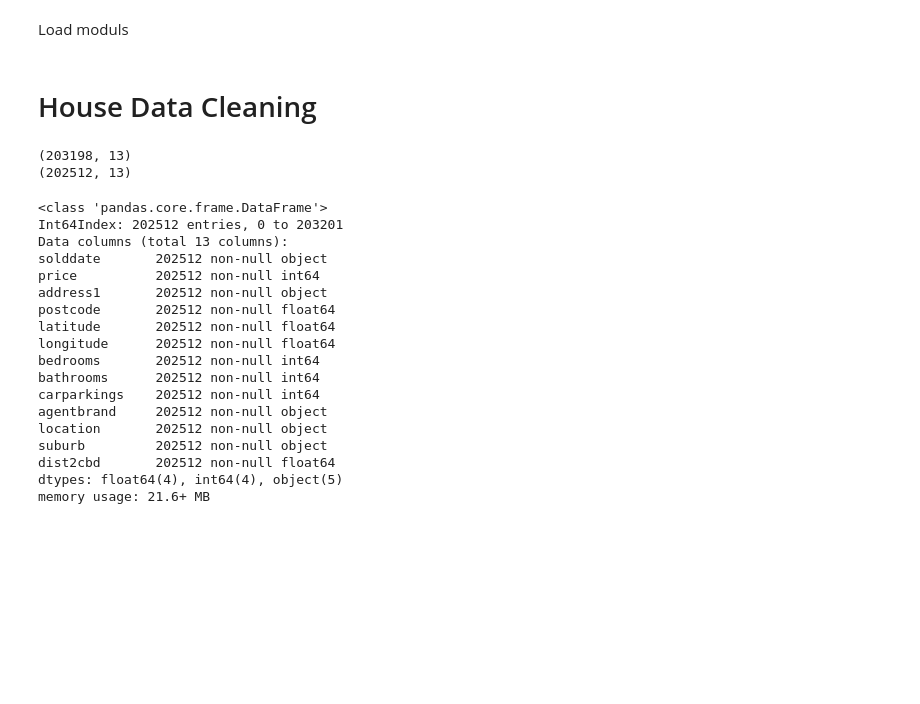
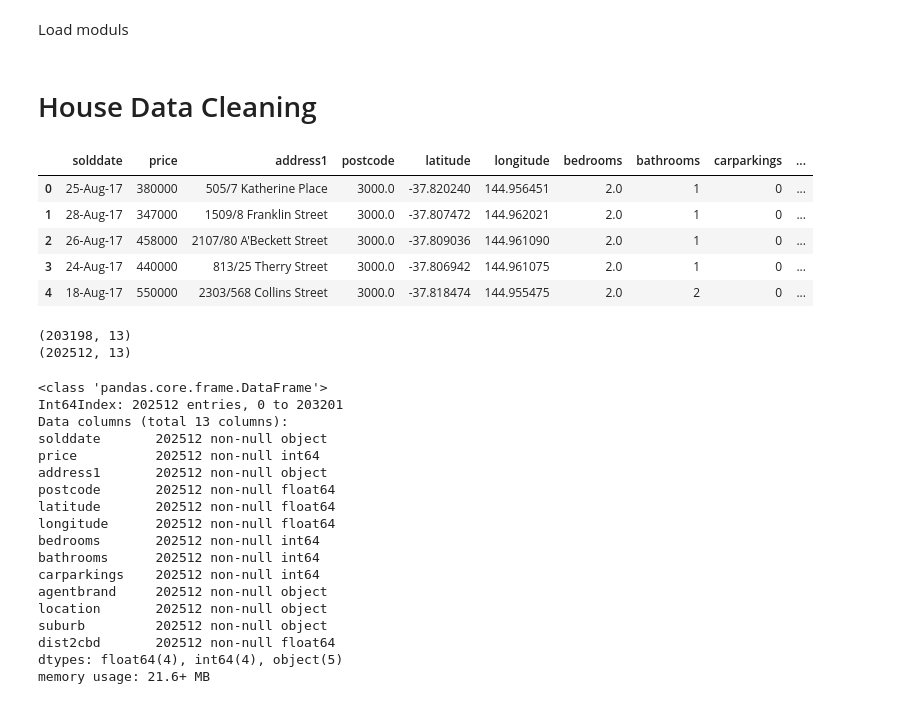
Before and after one commit to alexchen-melbourne/capstone_project, a Jupyter notebook: Capstone_Melbourne_Housing.ipynb, the cells around one changed output. Drawn from its saved outputs; the diff is of its cells as text; code cells hidden in the pictures; blank space fills up the shorter version.

```diff
--- a/Capstone_Melbourne_Housing.ipynb
+++ b/Capstone_Melbourne_Housing.ipynb
@@ -18,6 +18,15 @@ import warnings; warnings.filterwarnings('ignore')
 # House Data Cleaning
 # %%
 df = pd.read_csv('data/houses.csv')
+# %%
+df.head()
+# %% [output]
+|  | solddate | price | address1 | postcode | latitude | longitude | bedrooms | bathrooms | carparkings | ... |
+| 0 | 25-Aug-17 | 380000 | 505/7 Katherine Place | 3000.0 | -37.820240 | 144.956451 | 2.0 | 1 | 0 | ... |
+| 1 | 28-Aug-17 | 347000 | 1509/8 Franklin Street | 3000.0 | -37.807472 | 144.962021 | 2.0 | 1 | 0 | ... |
+| 2 | 26-Aug-17 | 458000 | 2107/80 A'Beckett Street | 3000.0 | -37.809036 | 144.961090 | 2.0 | 1 | 0 | ... |
+| 3 | 24-Aug-17 | 440000 | 813/25 Therry Street | 3000.0 | -37.806942 | 144.961075 | 2.0 | 1 | 0 | ... |
+| 4 | 18-Aug-17 | 550000 | 2303/568 Collins Street | 3000.0 | -37.818474 | 144.955475 | 2.0 | 2 | 0 | ... |
 # %%
 df = df[~df.location.isnull()]
 def calcdist(value):
```
Also changed, not shown: 1 other file.
